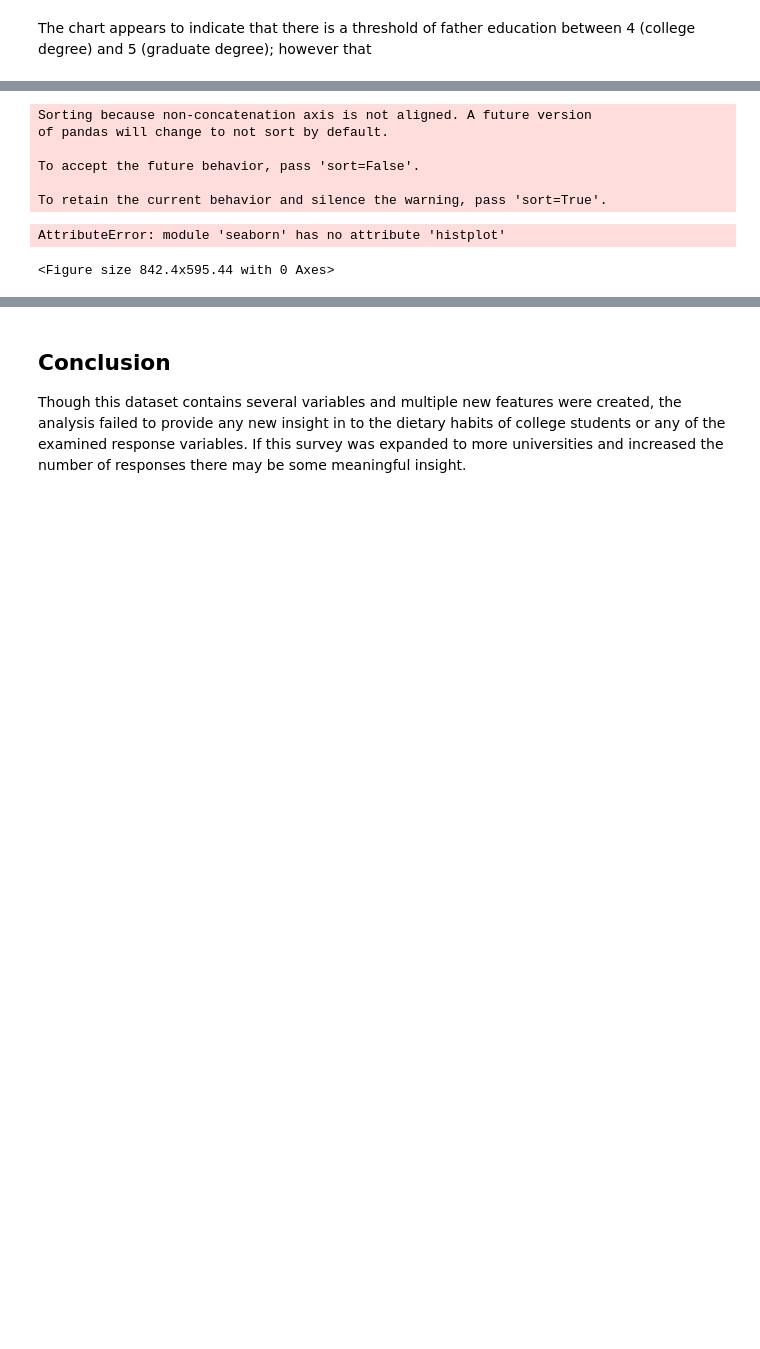
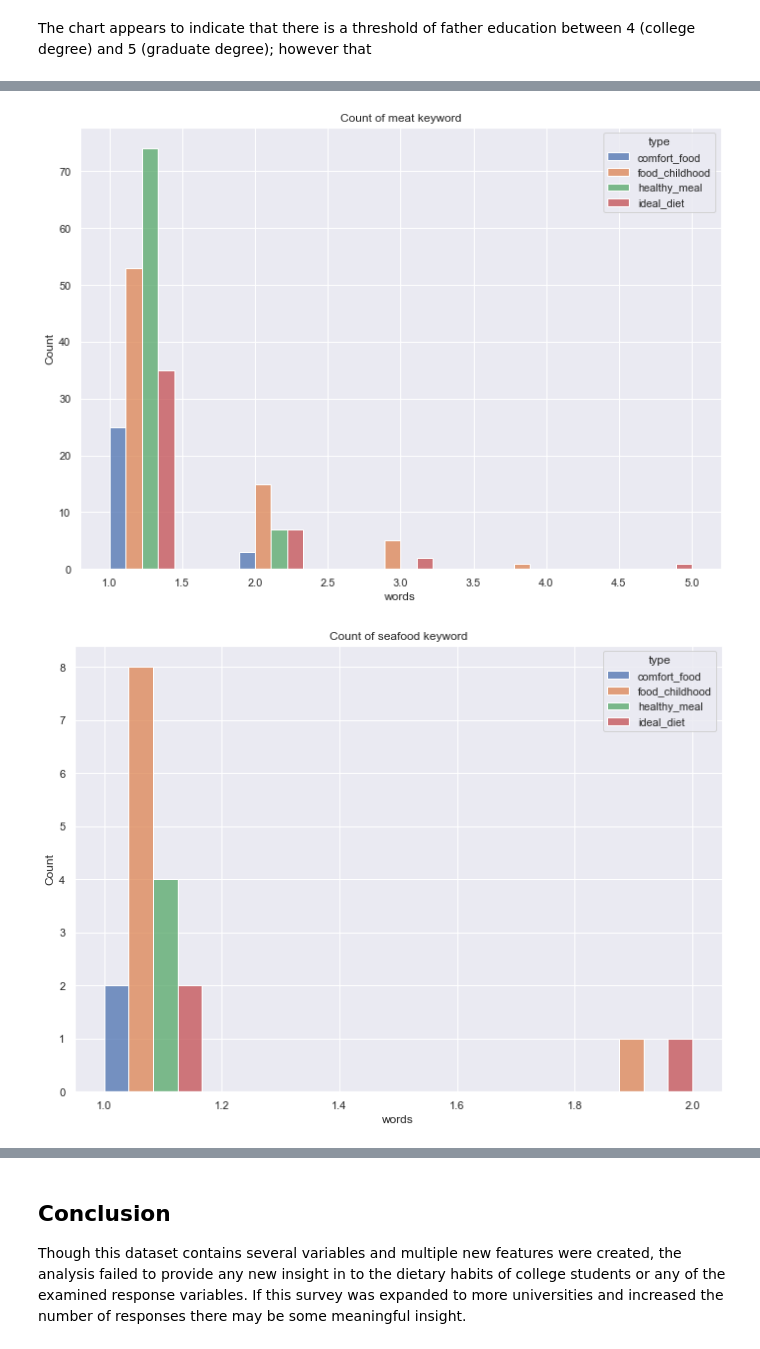
Before and after one commit to cuneom/COMP-4447-Final-Project---Food, a Jupyter notebook: FinalProjectfinal.ipynb, the cells around one changed output, grey strips where cells are left out. Saved outputs shown, nothing was run; the diff lists cells and outputs as text; code cells hidden in the pictures; blank space fills up the shorter version.

```diff
--- a/FinalProjectfinal.ipynb
+++ b/FinalProjectfinal.ipynb
@@ -601,39 +601,33 @@ Name: healthiness_score, dtype: float64
 # %%
 for key, values in categoriesDict.items():
 
     kw = key
     df1 = pd.DataFrame(df[f'comfort_food_fc_{kw}'].loc[df[f'comfort_food_fc_{kw}']>0])
     df1['type'] = 'comfort_food'
     df1['words'] = df1[f'comfort_food_fc_{kw}']
 
     df2 = pd.DataFrame(df[f'food_childhood_fc_{kw}'].loc[df[f'food_childhood_fc_{kw}']>0])
     df2['type'] = 'food_childhood'
     df2['words'] = df2[f'food_childhood_fc_{kw}']
 
     df8 = pd.DataFrame(df[f'healthy_meal_fc_{kw}'].loc[df[f'healthy_meal_fc_{kw}']>0])
     df8['type'] = 'healthy_meal'
     df8['words'] = df8[f'healthy_meal_fc_{kw}']
 
     df9 = pd.DataFrame(df[f'ideal_diet_fc_{kw}'].loc[df[f'ideal_diet_fc_{kw}']>0])
     df9['type'] = 'ideal_diet'
     df9['words'] = df9[f'ideal_diet_fc_{kw}']
 
     df3 = pd.concat([df1,df2,df8, df9])
     df3 = df3.drop([f'comfort_food_fc_{kw}',f'food_childhood_fc_{kw}',f'healthy_meal_fc_{kw}',f'ideal_diet_fc_{kw}'], axis=1)
     df3=df3.reset_index()
     df3.head()
     #df3.sample(n=20)
 
     plt.figure()
     sns.set(rc={'figure.figsize':(11.7,8.27)})
     sns.histplot(data=df3, x='words', hue='type', multiple='dodge').set(title=f'Count of {key} keyword')
-    row+=1
+    #row+=1
 # %% [output]
-Sorting because non-concatenation axis is not aligned. A future version
-of pandas will change to not sort by default.
-
-To accept the future behavior, pass 'sort=False'.
-
-To retain the current behavior and silence the warning, pass 'sort=True'.
-AttributeError: module 'seaborn' has no attribute 'histplot'
-<Figure size 842.4x595.44 with 0 Axes>
+[figure, added]
+[figure, added]
```
Also changed, not shown: parts of 8 cells of this notebook.
